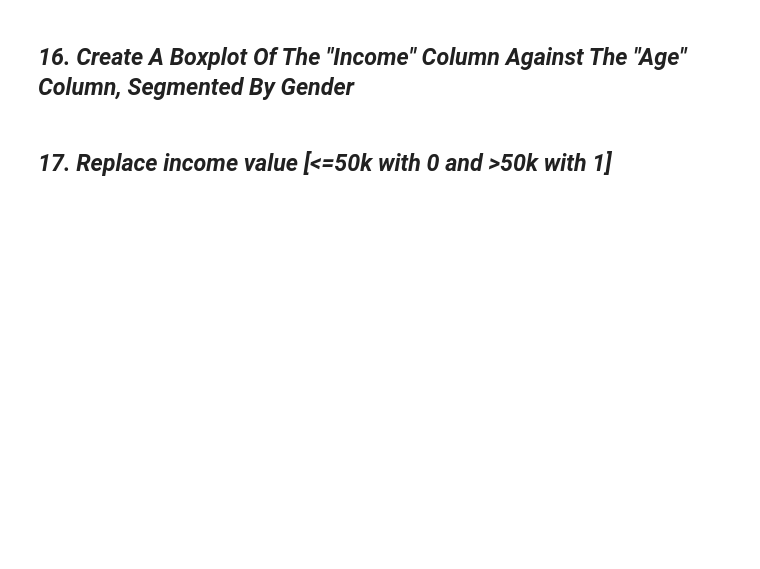
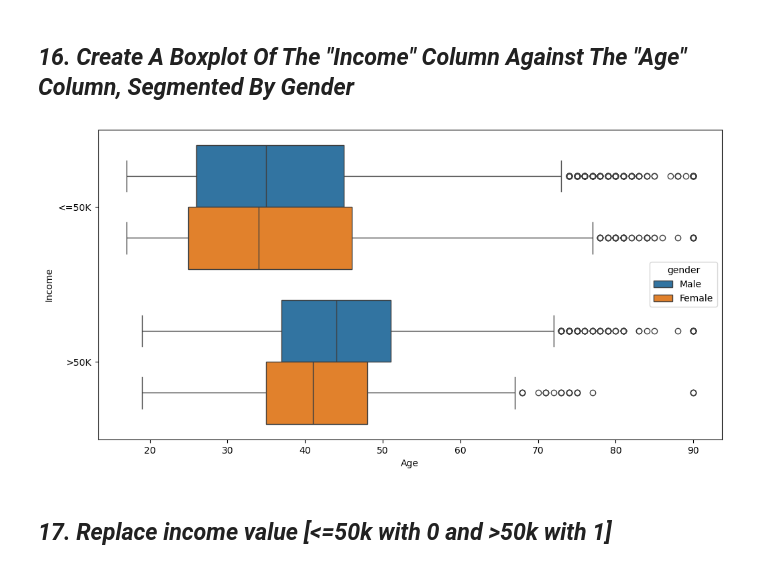
Before and after one commit to WasifRaza909/JP-python-data-analysis-course, a Jupyter notebook: Assignment-10/Assignment 10.ipynb, the cells around one changed output. Saved outputs shown, nothing was run; the diff lists cells and outputs as text; code cells hidden in the pictures; blank space fills up the shorter version.

```diff
--- a/Assignment-10/Assignment 10.ipynb
+++ b/Assignment-10/Assignment 10.ipynb
@@ -244,4 +258,21 @@ Persons between 17 and 48 without using between :  34858
 # %% [markdown]
 ## ***16. Create A Boxplot Of The "Income" Column Against The "Age" Column, Segmented By Gender***
+# %%
+
+# plt.figure(figsize=(12, 6))
+# sns.boxplot(data=df, x='age', y='income', hue='gender', orient="v")
+# plt.title('Boxplot of Income by Age Segmented by Gender')
+# plt.xlabel('Age')
+# plt.ylabel('Income')
+# plt.legend(title='Gender')
+# plt.show()
+
+plt.figure(figsize=(12,6))
+sns.boxplot(data=df, x='age', y='income', hue='gender')
+plt.xlabel("Age")
+plt.ylabel("Income")
+plt.show()
+# %% [output]
+[figure, added]
 # %% [markdown]
 ## ***17. Replace income value [<=50k with 0 and >50k with 1]***
```
Also changed, not shown: parts of 9 cells of this notebook.
